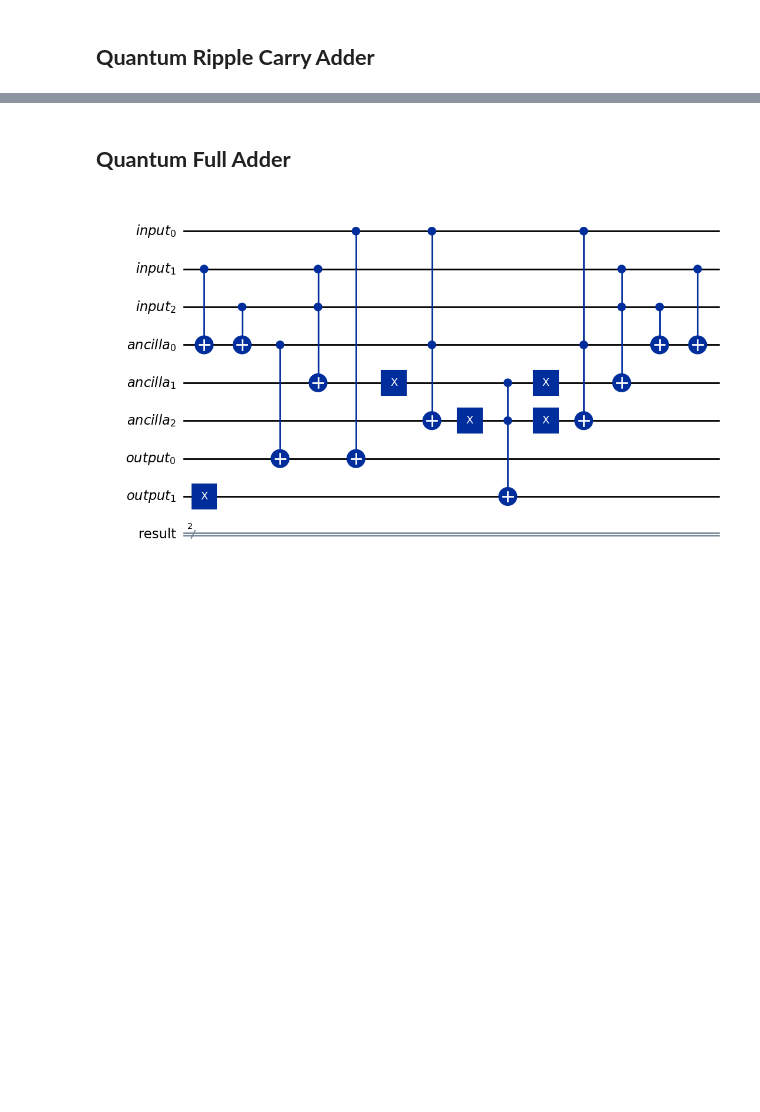
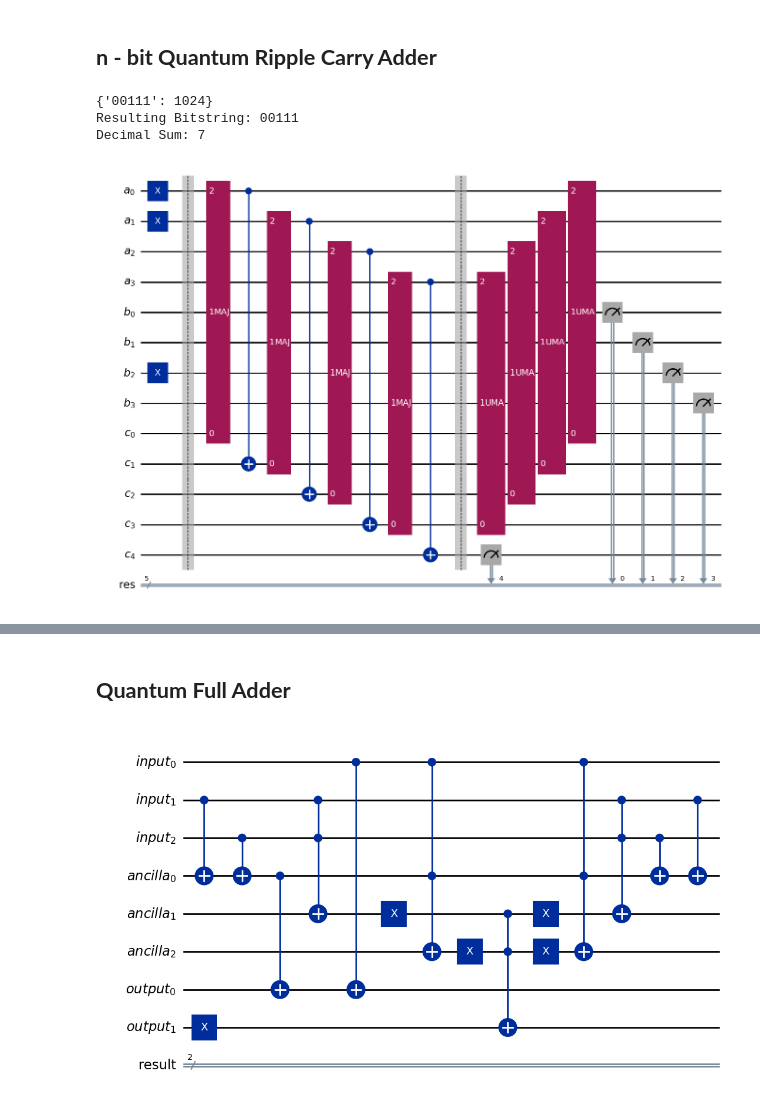
Before and after one commit to vigneshwari311/Foundations-of-QC, a Jupyter notebook: quantum_algorithms/quantum_adder.ipynb, the cells around one changed output, grey strips where cells are left out. Drawn from its saved outputs; the diff is of its cells as text; code cells hidden in the pictures; blank space fills up the shorter version.

Commit message:
n - bit quantum ripple carry adder with noise

```diff
--- a/quantum_algorithms/quantum_adder.ipynb
+++ b/quantum_algorithms/quantum_adder.ipynb
@@ -5,5 +5,69 @@ from qiskit_aer import AerSimulator
 from qiskit_aer.noise import NoiseModel
 from qiskit_ibm_runtime.fake_provider import FakeAlgiers
 # %% [markdown]
-## **Quantum Ripple Carry Adder**
+## **n - bit Quantum Ripple Carry Adder**
+# %%
+def maj_gate():
+    qc = QuantumCircuit(3,name="MAJ") # cin, bi, ai(the cout is stored in a)
+    qc.cx(2,1)
+    qc.cx(2,0)
+    qc.ccx(0,1,2)
+    return qc.to_gate()
+
+def uma_gate():
+    qc = QuantumCircuit(3,name="UMA")
+    qc.ccx(0,1,2)
+    qc.cx(2,0)
+    qc.cx(0,1) #b is the sum
+    return qc.to_gate()
+# %%
+n = 4
+a,b = map(int,input("Enter the two input values: ").split())
+bin_a, bin_b = bin(a)[2:], bin(b)[2:]  #the op of bin() would 0bxxx to remove 0b -> slicing is applied
+
+reg_a = QuantumRegister(n, name= "a")
+reg_b = QuantumRegister(n, name="b")
+reg_c = QuantumRegister(n+1, name="c")
+measurement = ClassicalRegister(n+1,'res')
+qc = QuantumCircuit(reg_a,reg_b,reg_c,measurement)
+
+a_rev = bin_a.zfill(n)[::-1] #to change ip to little endian ordering
+b_rev = bin_b.zfill(n)[::-1]
+
+for i in range(n):
+    if a_rev[i] == "1" : qc.x(reg_a[i])
+    if b_rev[i] == "1" : qc.x(reg_b[i])
+qc.barrier()
+
+maj = maj_gate()
+
+for i in range(n):
+    qc.append(maj,[reg_c[i],reg_b[i],reg_a[i]])
+    qc.cx(reg_a[i],reg_c[i+1]) #moving the cout(a) -> carry bit
+
+qc.barrier()
+
+uma = uma_gate()
+for i in range(n-1,-1,-1):
+    qc.append(uma,[reg_c[i],reg_b[i],reg_a[i]])
+
+for i in range(n):
+    qc.measure(reg_b[i],measurement[i])
+qc.measure(reg_c[n],measurement[n])
+
+sim = AerSimulator()
+t_qc = transpile(qc,sim)
+counts = sim.run(t_qc,shots=1024).result().get_counts()
+final_bits = max(counts,key=counts.get)
+
+print(counts)
+print(f"Resulting Bitstring: {final_bits}")
+print(f"Decimal Sum: {int(final_bits, 2)}")
+
+qc.draw('mpl')
+# %% [output]
+{'00111': 1024}
+Resulting Bitstring: 00111
+Decimal Sum: 7
+[figure, added]
 # %%
```
Also changed, not shown: parts of 6 cells of this notebook.
